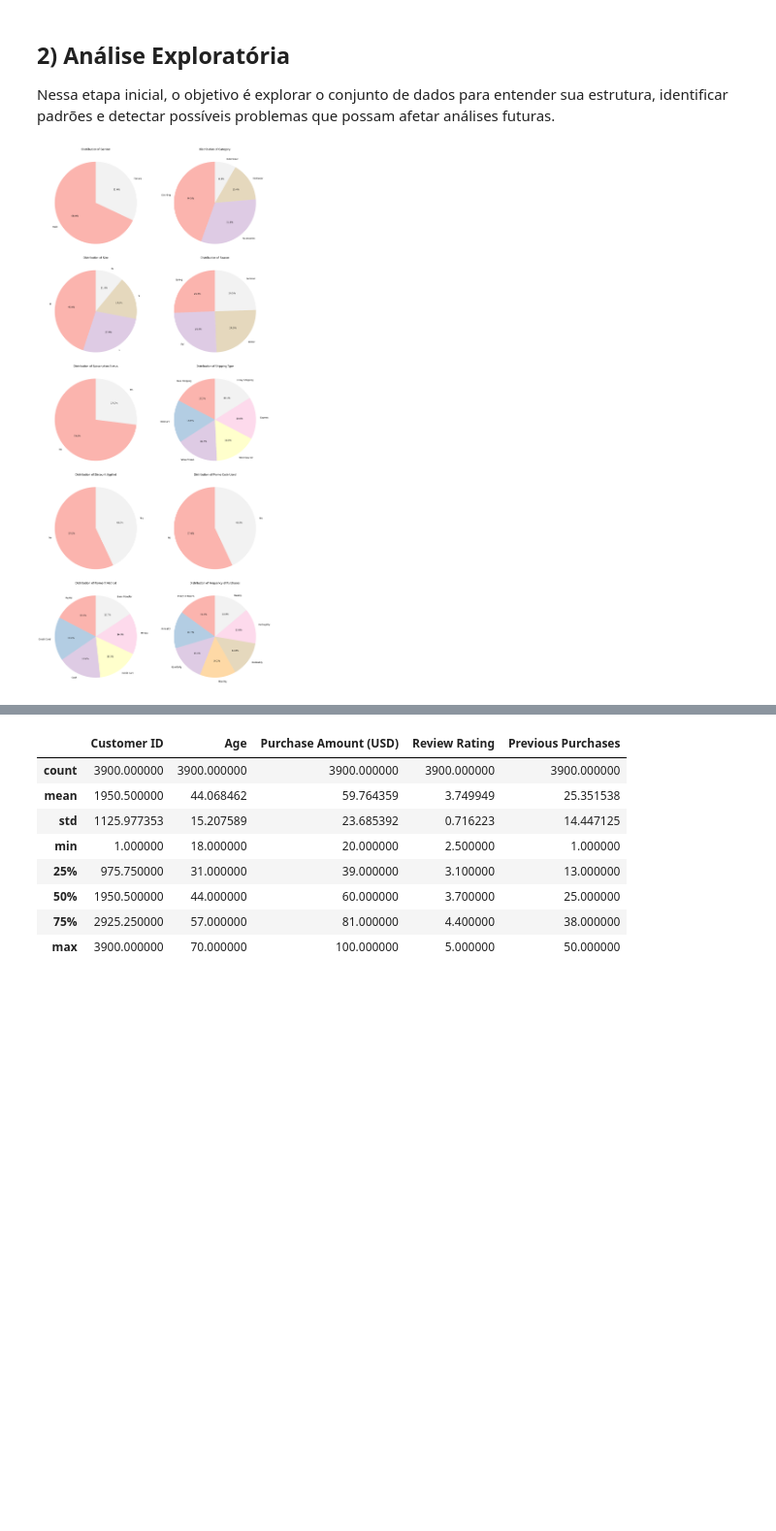
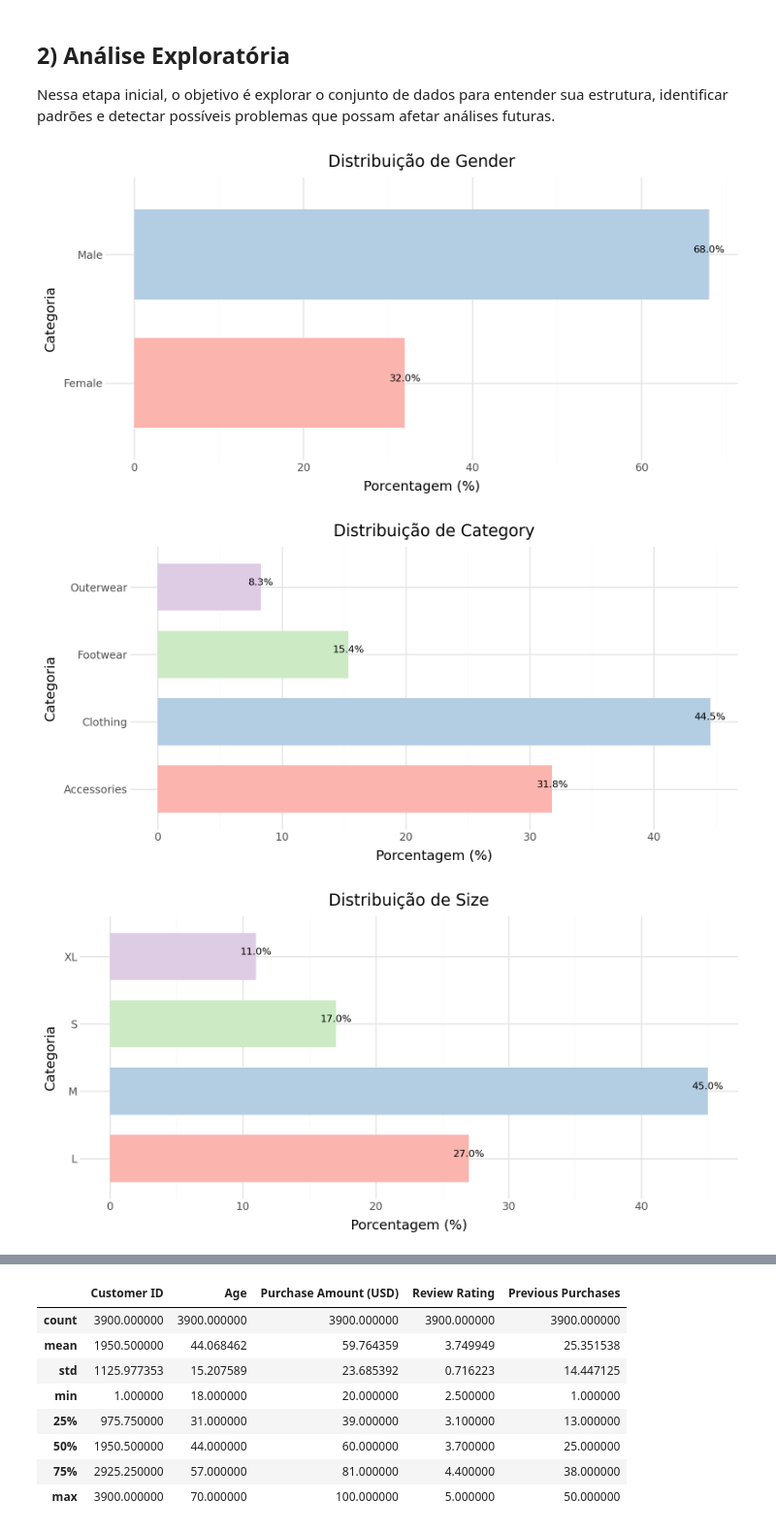
Before and after one commit to nicolasyassuda/aps-ecommerce-clustering, a Jupyter notebook: aps_analisys.ipynb, the cells around one changed output, grey strips where cells are left out. Shown at 97% size. Cells and saved outputs as stored; diff of their text form; code cells hidden in the pictures; blank space fills up the shorter version.

Commit message:
ajustes plotnine

```diff
--- a/aps_analisys.ipynb
+++ b/aps_analisys.ipynb
@@ -58,33 +65,40 @@ df.head()
 ## 2) Análise Exploratória
 
 Nessa etapa inicial, o objetivo é explorar o conjunto de dados para entender sua estrutura, identificar padrões e detectar possíveis problemas que possam afetar análises futuras.
-# %%
-categorical_cols = df.select_dtypes(include=['object', 'category']).columns
-
-
-cols_to_plot = [col for col in categorical_cols if df[col].nunique() <= 10]
-n_cols = 2
-n_rows = (len(cols_to_plot) + n_cols - 1) // n_cols
-
-fig, axes = plt.subplots(n_rows, n_cols, figsize=(8 * n_cols, 7 * n_rows))
-axes = axes.flatten() if len(cols_to_plot) > 1 else [axes]
-
-for idx, col in enumerate(cols_to_plot):
-    value_counts = df[col].value_counts()
-    value_counts.plot.pie(
-        ax=axes[idx],
-        autopct='%1.1f%%',
-        startangle=90,
-        cmap='Pastel1',
-        legend=False
-    )
-    axes[idx].set_ylabel('')
-    axes[idx].set_title(f'Distribution of {col}')
-
-for ax in axes[len(cols_to_plot):]:
-    ax.set_visible(False)
-
-plt.tight_layout()
-plt.show()
-# %% [output]
-[figure, removed]
+# %%
+categorical_cols = df.select_dtypes(include=['object', 'category']).columns
+categorical_cols = [col for col in categorical_cols if col.lower() not in ['customer id', 'id', 'customerid']]
+
+cols_to_plot = [col for col in categorical_cols if df[col].nunique() <= 10]
+
+from plotnine import options
+options.figure_size = (8, 4)
+
+for col in cols_to_plot:
+    counts = df[col].value_counts(normalize=True).reset_index()
+    counts.columns = [col, 'prop']
+    counts['prop_percent'] = counts['prop'] * 100
+    counts['label'] = counts['prop_percent'].map(lambda x: f'{x:.1f}%')
+
+    p = (
+        ggplot(counts, aes(x=col, y='prop_percent', fill=col))
+        + geom_bar(stat='identity', show_legend=False, width=0.7)
+        + geom_text(aes(label='label'), va='bottom', size=8)
+        + coord_flip()
+        + scale_fill_brewer(type='qual', palette='Pastel1')
+        + theme_minimal()
+        + theme(
+            figure_size=(8, 4),
+        )
+        + labs(
+            title=f"Distribuição de {col}",
+            x="Categoria",
+            y="Porcentagem (%)"
+        )
+    )
+
+    display(p)
+# %% [output]
+[figure, added]
+[figure, added]
+[figure, added]
```
Also changed, not shown: parts of 7 cells of this notebook.
